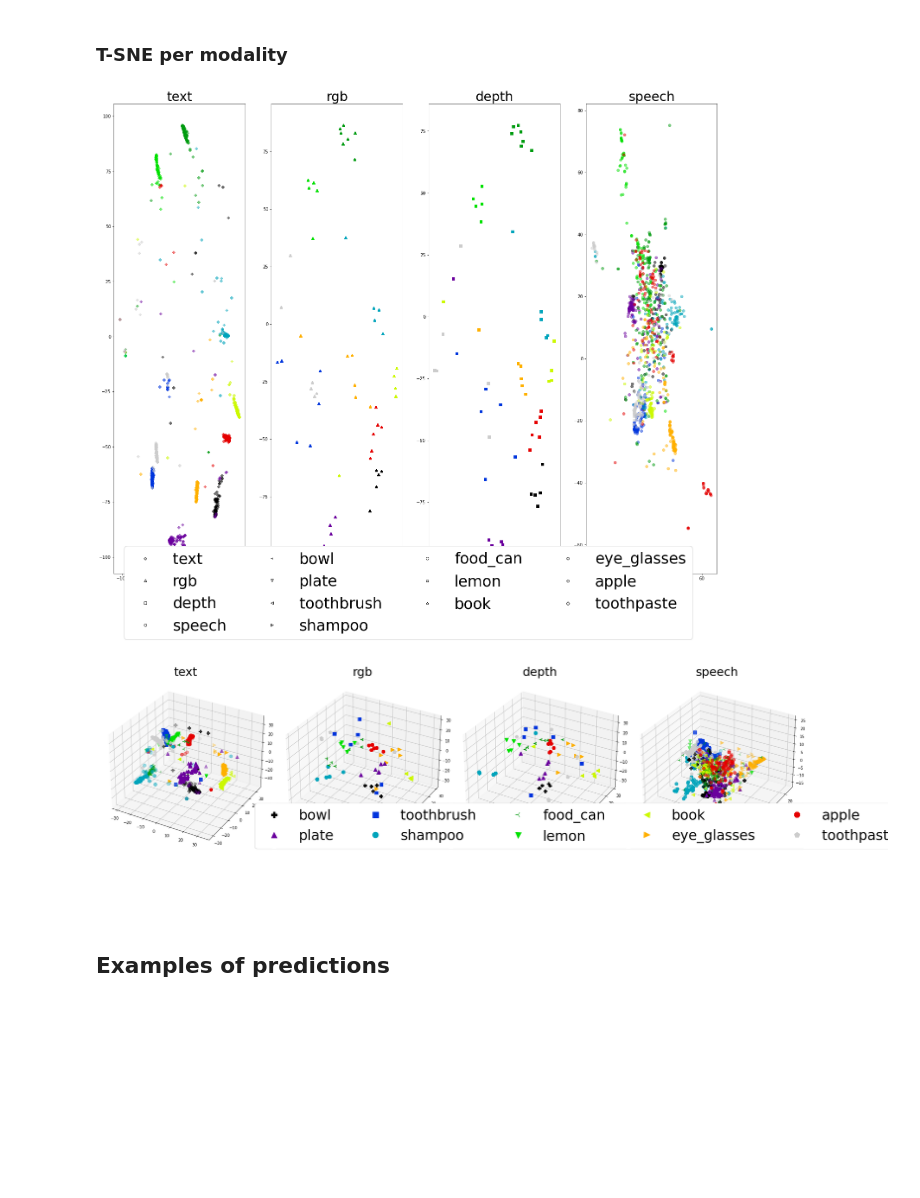
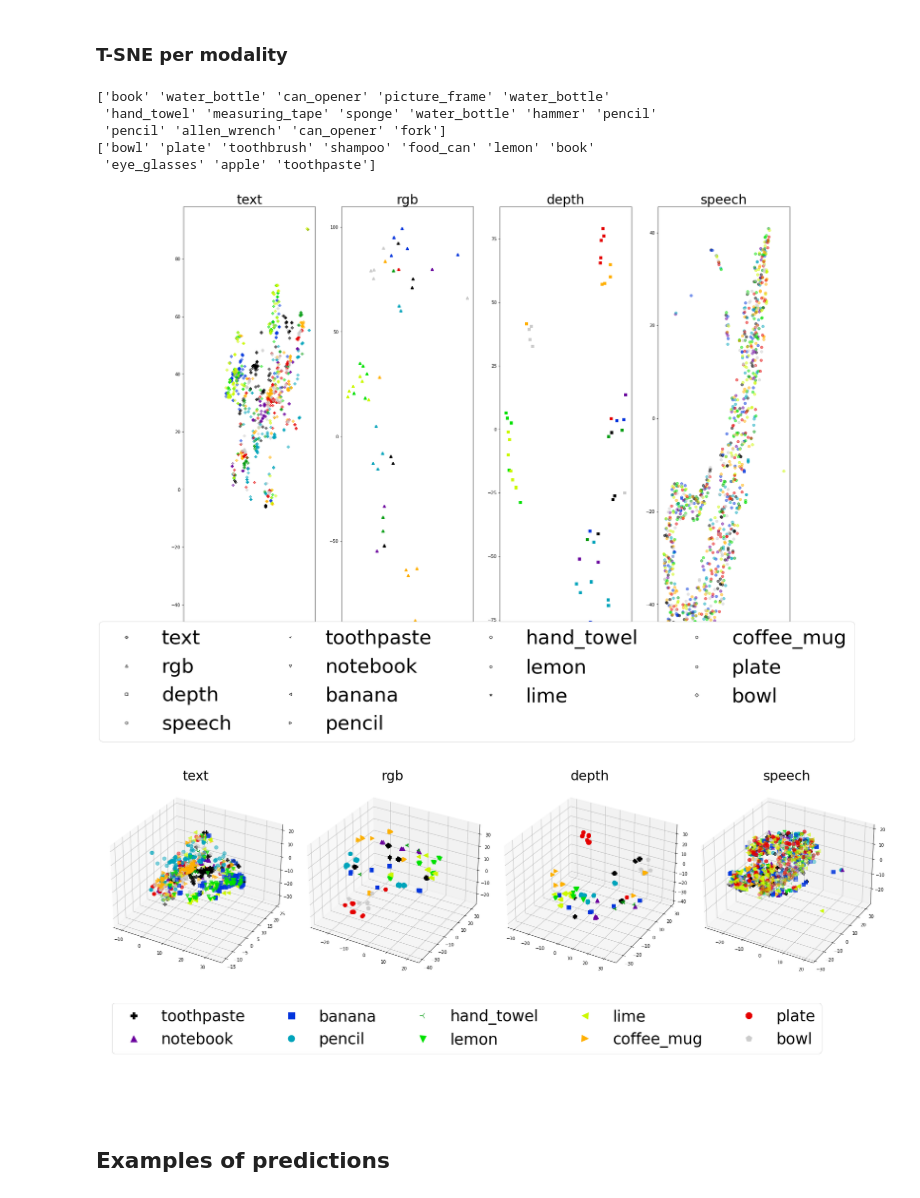
Before and after one commit to kasraprime/EMMA, a Jupyter notebook: Code/Notebook.ipynb, the cells around one changed output. Drawn from its saved outputs; the diff is of its cells as text; code cells hidden in the pictures; blank space fills up the shorter version.

```diff
--- a/Code/Notebook.ipynb
+++ b/Code/Notebook.ipynb
@@ -1548,7 +1548,9 @@ from sklearn.manifold import TSNE
 
 # outputs = pickle.load(open('results/4M-mma-simple-SGD-cosine-submodalities-text-anchor-gold-no_neg_sampling-1024/seed-24/outputs.pkl', 'rb'))
 # outputs = pickle.load(open('results/4M-eMMA-cosine-submodalities-text-anchor-gold-no_neg_sampling-1024/seed-42/outputs.pkl', 'rb'))
-outputs = pickle.load(open('results/exp-supcon-emma-lard-64-relu-SGD-0.001-unique_objects-gold-no_neg_sampling-1024/seed-42/outputs.pkl', 'rb'))
+# outputs = pickle.load(open('results/exp-supcon-emma-lard-64-relu-SGD-0.001-unique_objects-gold-no_neg_sampling-1024/seed-42/outputs.pkl', 'rb'))
+outputs = pickle.load(open('results/exp-0.99-train-supcon-lard-64-relu-SGD-0.001-unique_objects-gold-no_neg_sampling-1024/seed-42/outputs.pkl', 'rb'))
+
 embeddings = np.concatenate((outputs['test']['language'], outputs['test']['rgb'], outputs['test']['depth'], outputs['test']['audio']), axis=0)
 num_modalities = 4
 
@@ -1630,12 +1632,23 @@ plt.show()
 [figure]
 # %% [markdown]
 ### T-SNE per modality
+# %%
+classes1 = np.random.choice(np.unique(outputs['test']['object_names']), 15)
+classes2 = np.array(['bowl', 'plate', 'toothbrush', 'shampoo', 'food_can', 'lemon', 'book', 'eye_glasses', 'apple', 'toothpaste'])
+print(classes1)
+print(classes2)
+# %% [output]
+['book' 'water_bottle' 'can_opener' 'picture_frame' 'water_bottle'
+ 'hand_towel' 'measuring_tape' 'sponge' 'water_bottle' 'hammer' 'pencil'
+ 'pencil' 'allen_wrench' 'can_opener' 'fork']
+['bowl' 'plate' 'toothbrush' 'shampoo' 'food_can' 'lemon' 'book'
+ 'eye_glasses' 'apple' 'toothpaste']
 # %%
 import matplotlib
 # Plot those points as a scatter plot and label them based on the pred labels
 # classes = np.unique(outputs['test']['object_names'])[0:10]
-# classes = np.random.choice(np.unique(outputs['test']['object_names']), 10)
-classes = np.array(['bowl', 'plate', 'toothbrush', 'shampoo', 'food_can', 'lemon', 'book', 'eye_glasses', 'apple', 'toothpaste'])
+classes = np.random.choice(np.unique(outputs['test']['object_names']), 10)
+# classes = np.array(['bowl', 'plate', 'toothbrush', 'shampoo', 'food_can', 'lemon', 'book', 'eye_glasses', 'apple', 'toothpaste'])
 
 modality = ['text', 'rgb', 'depth', 'speech']
 
@@ -1670,7 +1683,8 @@ fig.legend(handles_modal+handles_class, labels_modal+labels_class, loc='lower ce
 # leg = fig.legend(handles=handles_modal, labels=labels_modal, loc='lower left', title="Modality")
 # fig.legend(handles=handles_class, labels=labels_class, loc='lower right', title="Categories")
 # ax.add_artist(leg)
-plt.savefig('result-analysis/2D-tsne-exp-supcon-emma-lard-64-relu-SGD-0.001-unique_objects-gold-no_neg_sampling-1024'+'.pdf')
+# plt.savefig('result-analysis/2D-tsne-exp-supcon-emma-lard-64-relu-SGD-0.001-unique_objects-gold-no_neg_sampling-1024'+'.pdf')
+plt.savefig('result-analysis/2D-tsne-exp-0.99-train-supcon-lard-64-relu-SGD-0.001-unique_objects-gold-no_neg_sampling-1024'+'.pdf')
 
 plt.show()
 
@@ -1684,37 +1698,37 @@ for idx in range(len(all_projections_3D)):
     projections = all_projections_3D[idx]
     for obj_idx, lab in enumerate(classes):
         indices = np.where(np.array(outputs['test']['object_names'])==lab)
         # ax.scatter(projections[indices,0], projections[indices,1], projections[indices,2], c=np.array(cmap(np.where(classes == lab))).reshape(1,4), marker=markers[idx], label=lab, alpha=0.5)
         ax.scatter(projections[indices,0], projections[indices,1], projections[indices,2], c=np.array(cmap(np.where(classes == lab))).reshape(1,4), marker=markers[obj_idx], s=70, label=lab)
         # ax.scatter(projections[indices,0], projections[indices,1], projections[indices,2], c=np.array(cmap(np.where(classes == lab))).reshape(1,4), s=70, label=lab)
         ax.set_title(modality[idx], size=30)
 
 
 colors = []
 for idx in range(len(classes)):
     rgba = cmap(idx)
     c = matplotlib.colors.rgb2hex(rgba)
     colors.append(c)
 
 # handles_modal = [plt.plot([], [], markers[i], markerfacecolor='w', markeredgecolor='k')[0] for i in range(len(markers))]
 # labels_modal = ['text', 'rgb', 'depth', 'speech']
 
 handles_class = [plt.plot([], [], color=colors[i], marker=markers[i], markersize=15, linestyle='None')[0] for i in range(len(colors))]
 # handles_class = [plt.plot([], [], color=colors[i], markersize=15, marker='o', linestyle='None')[0] for i in range(len(colors))]
 labels_class = list(classes)
 
 fig.tight_layout()
-fig.legend(handles_class, labels_class, loc = (0.20, 0.25), framealpha=1, ncol=5, fontsize=45)
+fig.legend(handles_class, labels_class, loc = (0.02, 0.15), framealpha=1, ncol=5, fontsize=35)
 # fig.legend(handles_modal+handles_class, labels_modal+labels_class, loc='lower center', framealpha=1, ncol=4, fontsize=30)
 # leg = fig.legend(handles=handles_modal, labels=labels_modal, loc='lower left', title="Modality")
 # fig.legend(handles=handles_class, labels=labels_class, loc='lower right', title="Categories")
 # ax.add_artist(leg)
 plt.savefig('result-analysis/3D-tsne-exp-supcon-emma-lard-64-relu-SGD-0.001-unique_objects-gold-no_neg_sampling-1024'+'.pdf')
-
+plt.savefig('result-analysis/3D-tsne-exp-0.99-train-supcon-lard-64-relu-SGD-0.001-unique_objects-gold-no_neg_sampling-1024'+'.pdf')
 plt.show()
 # %% [output]
-[figure, old version]
+[figure, new version]
-[figure, old version]
+[figure, new version]
 # %% [markdown]
 ## Examples of predictions
 # %%
```
Also changed, not shown: parts of 4 cells of this notebook, 33 other files.
